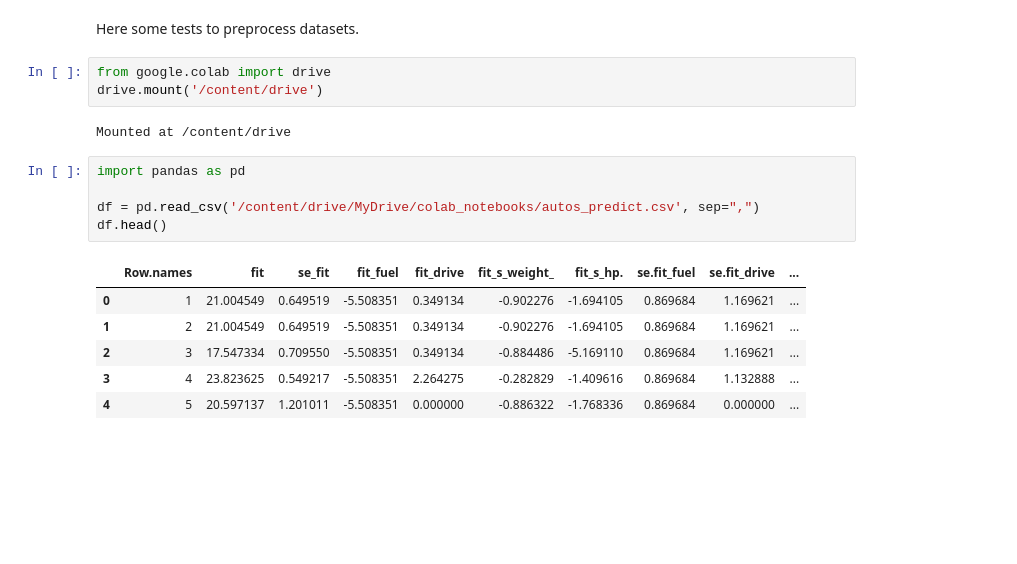
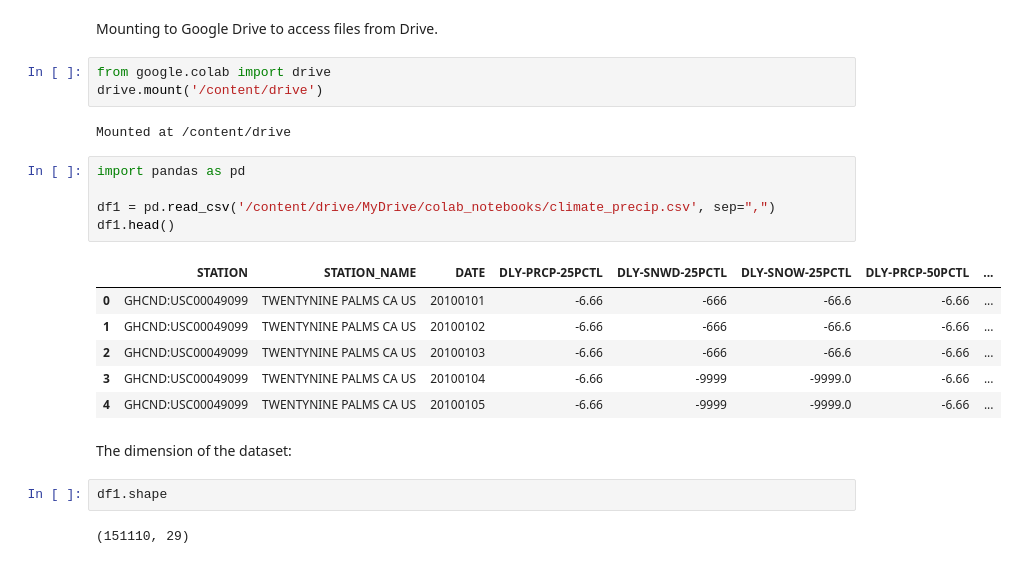
Before and after one commit to JOPloume/google-colab-notebooks, a Jupyter notebook: data_preprocessing_tests.ipynb, the cells around one changed output. Saved outputs shown, nothing was run; the diff lists cells and outputs as text; blank space fills up the shorter version.

```diff
--- a/data_preprocessing_tests.ipynb
+++ b/data_preprocessing_tests.ipynb
@@ -1,7 +1,7 @@
 # %% [markdown]
 <a href="https://colab.research.google.com/github/JOPloume/google-colab-notebooks/blob/main/data_preprocessing_tests.ipynb" target="_parent"><img src="https://colab.research.google.com/assets/colab-badge.svg" alt="Open In Colab"/></a>
-# %% [markdown]
-Here some tests to preprocess datasets.
+# %% [markdown]
+Mounting to Google Drive to access files from Drive.
 # %%
 from google.colab import drive
 drive.mount('/content/drive')
@@ -10,12 +10,18 @@ Mounted at /content/drive
 # %%
 import pandas as pd
 
-df = pd.read_csv('/content/drive/MyDrive/colab_notebooks/autos_predict.csv', sep=",")
-df.head()
+df1 = pd.read_csv('/content/drive/MyDrive/colab_notebooks/climate_precip.csv', sep=",")
+df1.head()
 # %% [output]
-|  | Row.names | fit | se_fit | fit_fuel | fit_drive | fit_s_weight_ | fit_s_hp. | se.fit_fuel | se.fit_drive | ... |
-| 0 | 1 | 21.004549 | 0.649519 | -5.508351 | 0.349134 | -0.902276 | -1.694105 | 0.869684 | 1.169621 | ... |
-| 1 | 2 | 21.004549 | 0.649519 | -5.508351 | 0.349134 | -0.902276 | -1.694105 | 0.869684 | 1.169621 | ... |
-| 2 | 3 | 17.547334 | 0.709550 | -5.508351 | 0.349134 | -0.884486 | -5.169110 | 0.869684 | 1.169621 | ... |
-| 3 | 4 | 23.823625 | 0.549217 | -5.508351 | 2.264275 | -0.282829 | -1.409616 | 0.869684 | 1.132888 | ... |
-| 4 | 5 | 20.597137 | 1.201011 | -5.508351 | 0.000000 | -0.886322 | -1.768336 | 0.869684 | 0.000000 | ... |
+|  | STATION | STATION_NAME | DATE | DLY-PRCP-25PCTL | DLY-SNWD-25PCTL | DLY-SNOW-25PCTL | DLY-PRCP-50PCTL | ... |
+| 0 | GHCND:USC00049099 | TWENTYNINE PALMS CA US | 20100101 | -6.66 | -666 | -66.6 | -6.66 | ... |
+| 1 | GHCND:USC00049099 | TWENTYNINE PALMS CA US | 20100102 | -6.66 | -666 | -66.6 | -6.66 | ... |
+| 2 | GHCND:USC00049099 | TWENTYNINE PALMS CA US | 20100103 | -6.66 | -666 | -66.6 | -6.66 | ... |
+| 3 | GHCND:USC00049099 | TWENTYNINE PALMS CA US | 20100104 | -6.66 | -9999 | -9999.0 | -6.66 | ... |
+| 4 | GHCND:USC00049099 | TWENTYNINE PALMS CA US | 20100105 | -6.66 | -9999 | -9999.0 | -6.66 | ... |
+# %% [markdown]
+The dimension of the dataset:
+# %%
+df1.shape
+# %% [output]
+(151110, 29)
```
Also changed, not shown: parts of 14 cells of this notebook.
